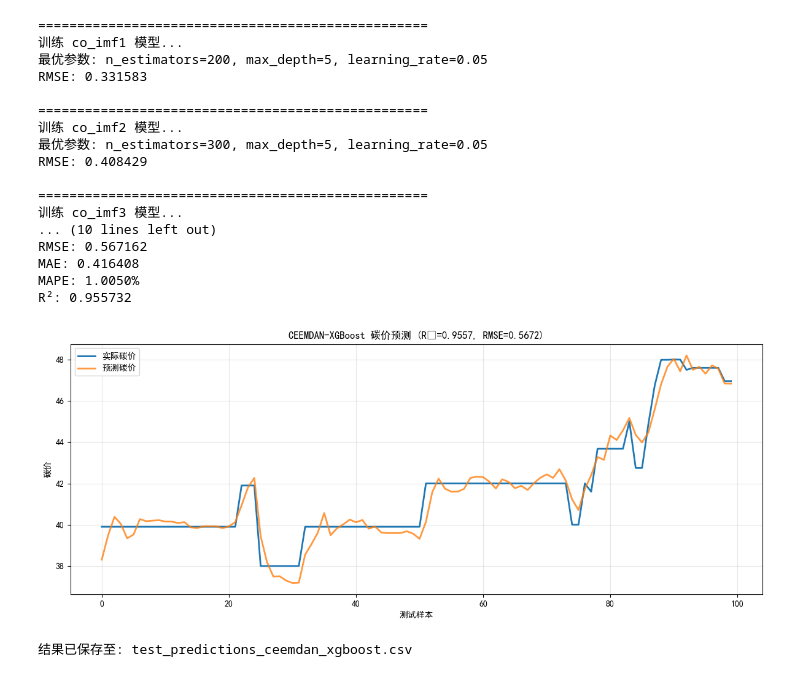
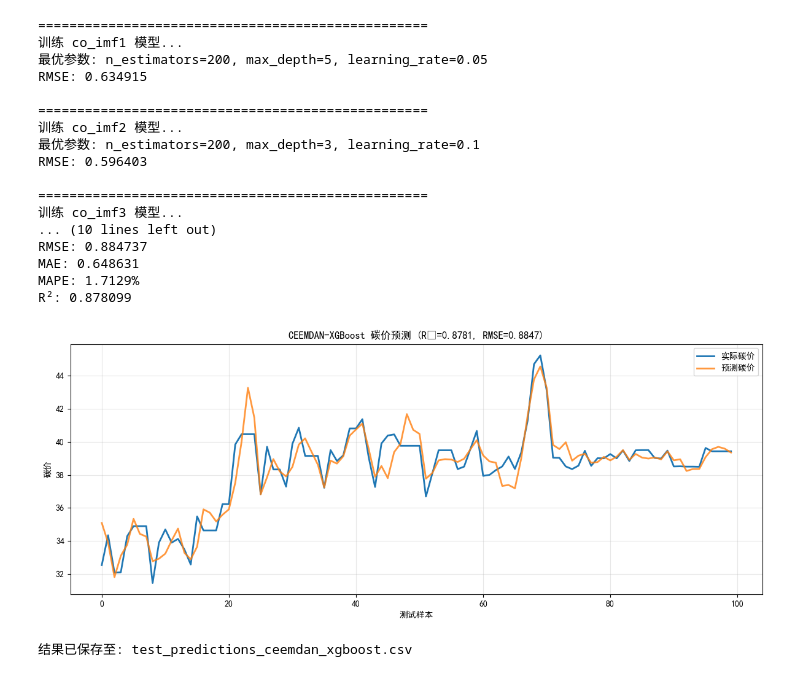
Before and after one commit to power12321/work, a Jupyter notebook: test1-xgboost.ipynb, the cells around one changed output. Saved outputs shown, nothing was run; the diff lists cells and outputs as text; code cells hidden in the pictures.

```diff
--- a/test1-xgboost.ipynb
+++ b/test1-xgboost.ipynb
@@ -19,11 +19,11 @@ TEST_SIZE = 100
 np.random.seed(SEED)
 
 # ==================== 读取数据 ====================
-co_imf_df = pd.read_csv("ceemdan_se145_data.csv")
+co_imf_df = pd.read_csv("ceemdan_se144_data.csv")
 co_imf_df = co_imf_df[["co-imf0", "co-imf1", "co-imf2"]].copy()
 co_imf_df.columns = ["co_imf1", "co_imf2", "co_imf3"]
 
-price_df = pd.read_csv("shenzhendemo_data.csv", names=["date", "close"], header=0)
+price_df = pd.read_csv("guanzhoudemo_data.csv", names=["date", "close"], header=0)
 price_df["date"] = pd.to_datetime(price_df["date"])
 price_df = price_df.sort_values("date", ascending=True).reset_index(drop=True)
 price_df["close"] = pd.to_numeric(price_df["close"], errors="coerce")
@@ -141,39 +141,39 @@ plt.plot(y_test_true, label="实际碳价", linewidth=2)
 plt.plot(y_pred_final, label="预测碳价", linewidth=2, alpha=0.8)
 plt.title(f"CEEMDAN-XGBoost 碳价预测 (R²={r2:.4f}, RMSE={rmse:.4f})")
 plt.xlabel("测试样本")
 plt.ylabel("碳价")
 plt.legend()
 plt.grid(alpha=0.3)
 plt.tight_layout()
 plt.show()
 
 # ==================== 保存 ====================
 errors = y_pred_final - y_test_true
 result_df = pd.DataFrame({
     "actual_close": y_test_true,
     "predicted_close": y_pred_final,
     "error": errors,
     "abs_error": np.abs(errors)
 })
 result_df.to_csv("test_predictions_ceemdan_xgboost.csv", index=False)
 print("\n结果已保存至: test_predictions_ceemdan_xgboost.csv")
 # %% [output]
 ==================================================
 训练 co_imf1 模型...
 最优参数: n_estimators=200, max_depth=5, learning_rate=0.05
-RMSE: 0.331583
+RMSE: 0.634915
 
 ==================================================
 训练 co_imf2 模型...
-最优参数: n_estimators=300, max_depth=5, learning_rate=0.05
-RMSE: 0.408429
+最优参数: n_estimators=200, max_depth=3, learning_rate=0.1
+RMSE: 0.596403
 
 ==================================================
 训练 co_imf3 模型...
 ... (10 lines left out)
-RMSE: 0.567162
-MAE: 0.416408
-MAPE: 1.0050%
-R²: 0.955732
+RMSE: 0.884737
+MAE: 0.648631
+MAPE: 1.7129%
+R²: 0.878099
-[figure, old version]
+[figure, new version]
 结果已保存至: test_predictions_ceemdan_xgboost.csv
```
Also changed, not shown: 19 other files.
